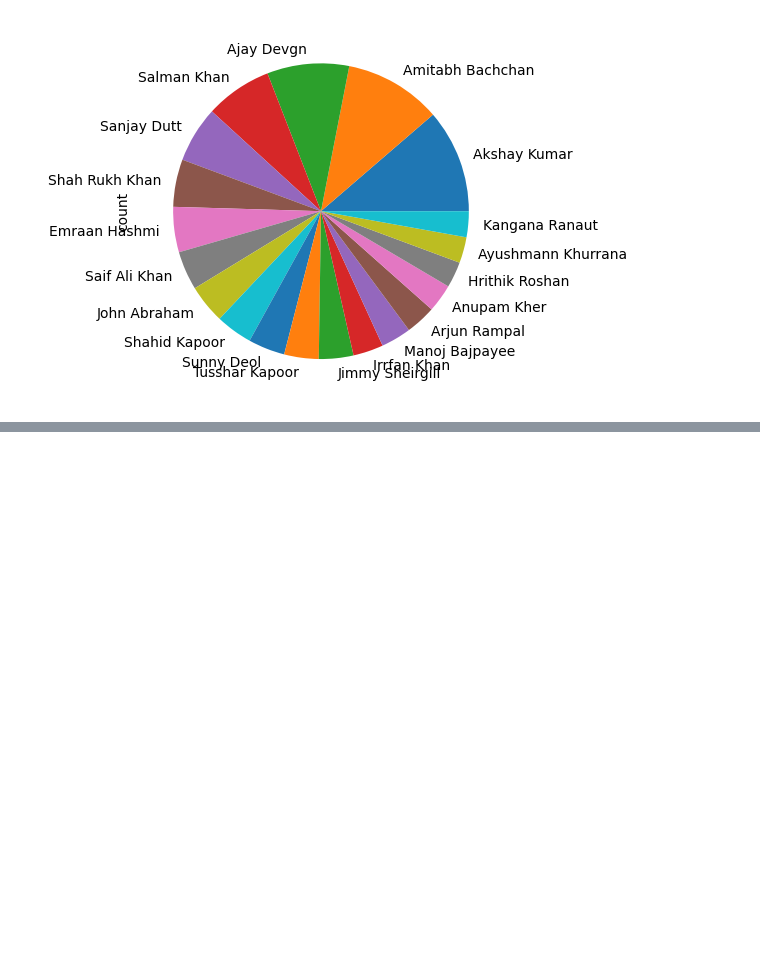
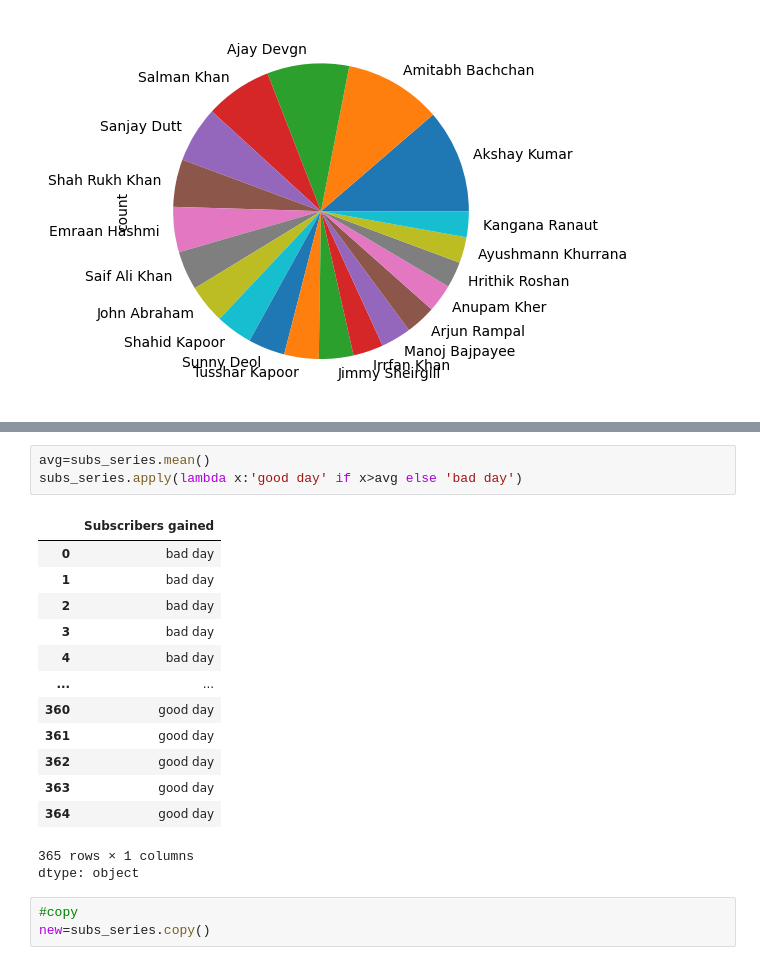
Before and after one commit to Nikhilbhati007/Machine-learning, a Jupyter notebook: Data Science/pandas_01_Series.ipynb, the cells around one changed output, grey strips where cells are left out. Saved outputs shown, nothing was run; the diff lists cells and outputs as text; blank space fills up the shorter version.

```diff
--- a/Data Science/pandas_01_Series.ipynb
+++ b/Data Science/pandas_01_Series.ipynb
@@ -359,0 +472,21 @@ movies['lead'].value_counts().head(20).plot(kind='pie')
+# %%
+avg=subs_series.mean()
+subs_series.apply(lambda x:'good day' if x>avg else 'bad day')
+# %% [output]
+|  | Subscribers gained |
+| 0 | bad day |
+| 1 | bad day |
+| 2 | bad day |
+| 3 | bad day |
+| 4 | bad day |
+| ... | ... |
+| 360 | good day |
+| 361 | good day |
+| 362 | good day |
+| 363 | good day |
+| 364 | good day |
+365 rows × 1 columns
+dtype: object
+# %%
+#copy
+new=subs_series.copy()
```
Also changed, not shown: parts of 17 cells of this notebook, 6 other files.
